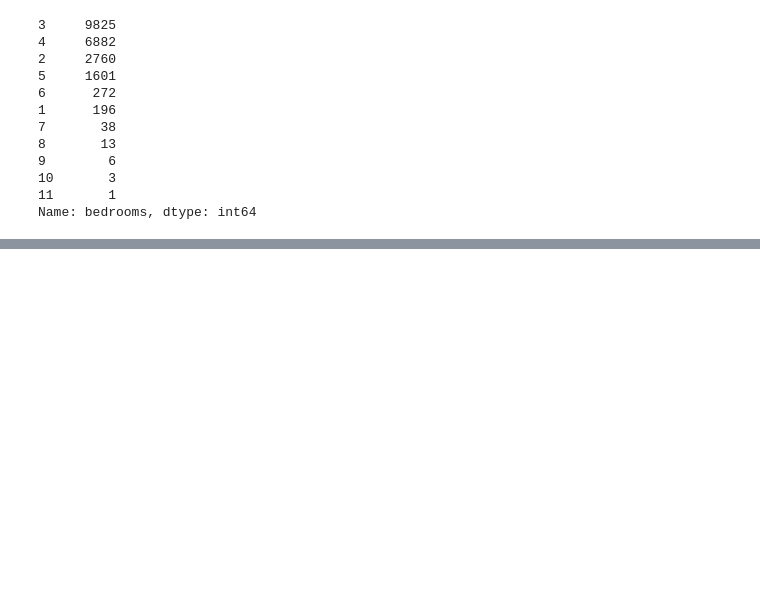
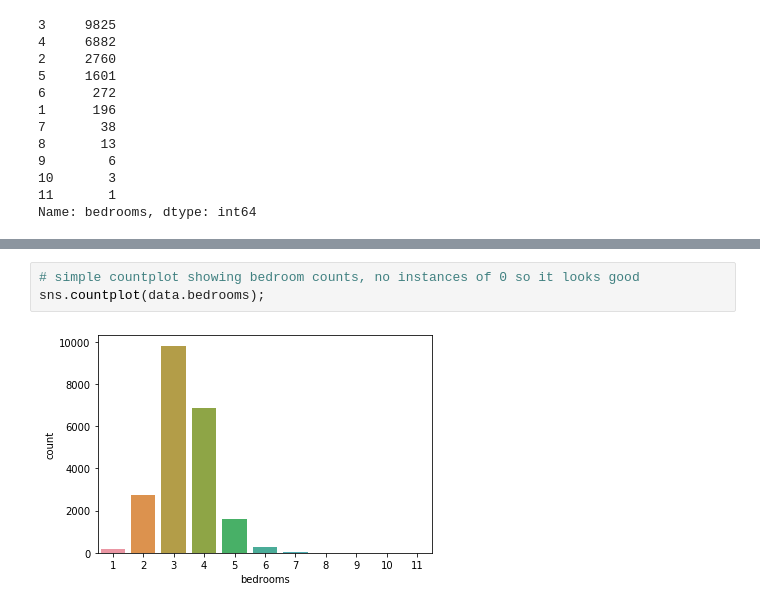
Before and after one commit to RS291/King_County_Housing_EDA_and_Modeling, a Jupyter notebook: student.ipynb, the cells around one changed output, grey strips where cells are left out. Cells and saved outputs as stored; diff of their text form; blank space fills up the shorter version.

```diff
--- a/student.ipynb
+++ b/student.ipynb
@@ -154,0 +560,5 @@ poss_error1
+# %%
+# simple countplot showing bedroom counts, no instances of 0 so it looks good
+sns.countplot(data.bedrooms);
+# %% [output]
+[figure, added]
```
Also changed, not shown: parts of 49 cells of this notebook.
